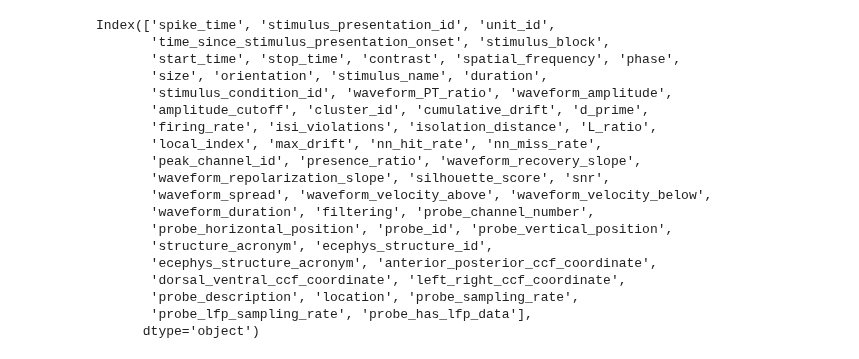
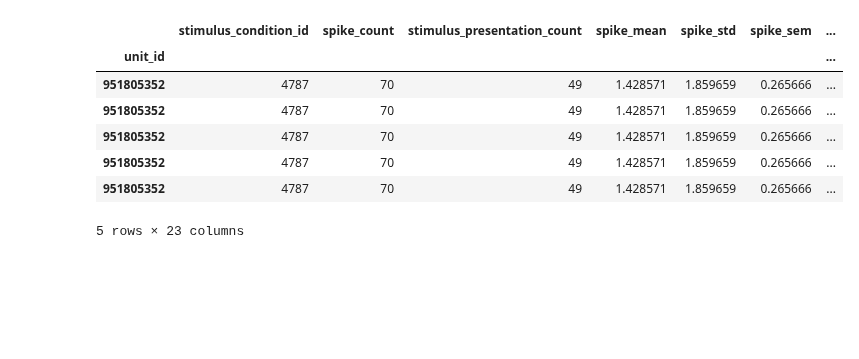
Before and after one commit to tebe-nigrelli/MMN-Group-Project, a Jupyter notebook: 03_Classification.ipynb, the cells around one changed output. Cells and saved outputs as stored; diff of their text form; code cells hidden in the pictures; blank space fills up the shorter version.

```diff
--- a/03_Classification.ipynb
+++ b/03_Classification.ipynb
@@ -19,23 +24,12 @@ print(df.head().to_string())
-# %%
-df.columns
-# %% [output]
-Index(['spike_time', 'stimulus_presentation_id', 'unit_id',
-       'time_since_stimulus_presentation_onset', 'stimulus_block',
-       'start_time', 'stop_time', 'contrast', 'spatial_frequency', 'phase',
-       'size', 'orientation', 'stimulus_name', 'duration',
-       'stimulus_condition_id', 'waveform_PT_ratio', 'waveform_amplitude',
-       'amplitude_cutoff', 'cluster_id', 'cumulative_drift', 'd_prime',
-       'firing_rate', 'isi_violations', 'isolation_distance', 'L_ratio',
-       'local_index', 'max_drift', 'nn_hit_rate', 'nn_miss_rate',
-       'peak_channel_id', 'presence_ratio', 'waveform_recovery_slope',
-       'waveform_repolarization_slope', 'silhouette_score', 'snr',
-       'waveform_spread', 'waveform_velocity_above', 'waveform_velocity_below',
-       'waveform_duration', 'filtering', 'probe_channel_number',
-       'probe_horizontal_position', 'probe_id', 'probe_vertical_position',
-       'structure_acronym', 'ecephys_structure_id',
-       'ecephys_structure_acronym', 'anterior_posterior_ccf_coordinate',
-       'dorsal_ventral_ccf_coordinate', 'left_right_ccf_coordinate',
-       'probe_description', 'location', 'probe_sampling_rate',
-       'probe_lfp_sampling_rate', 'probe_has_lfp_data'],
-      dtype='object')
+# %%
+df.head()
+# %% [output]
+|  | stimulus_condition_id | spike_count | stimulus_presentation_count | spike_mean | spike_std | spike_sem | ... |
+| unit_id |  |  |  |  |  |  | ... |
+| 951805352 | 4787 | 70 | 49 | 1.428571 | 1.859659 | 0.265666 | ... |
+| 951805352 | 4787 | 70 | 49 | 1.428571 | 1.859659 | 0.265666 | ... |
+| 951805352 | 4787 | 70 | 49 | 1.428571 | 1.859659 | 0.265666 | ... |
+| 951805352 | 4787 | 70 | 49 | 1.428571 | 1.859659 | 0.265666 | ... |
+| 951805352 | 4787 | 70 | 49 | 1.428571 | 1.859659 | 0.265666 | ... |
+5 rows × 23 columns
 # %%
```
Also changed, not shown: parts of 15 cells of this notebook.
